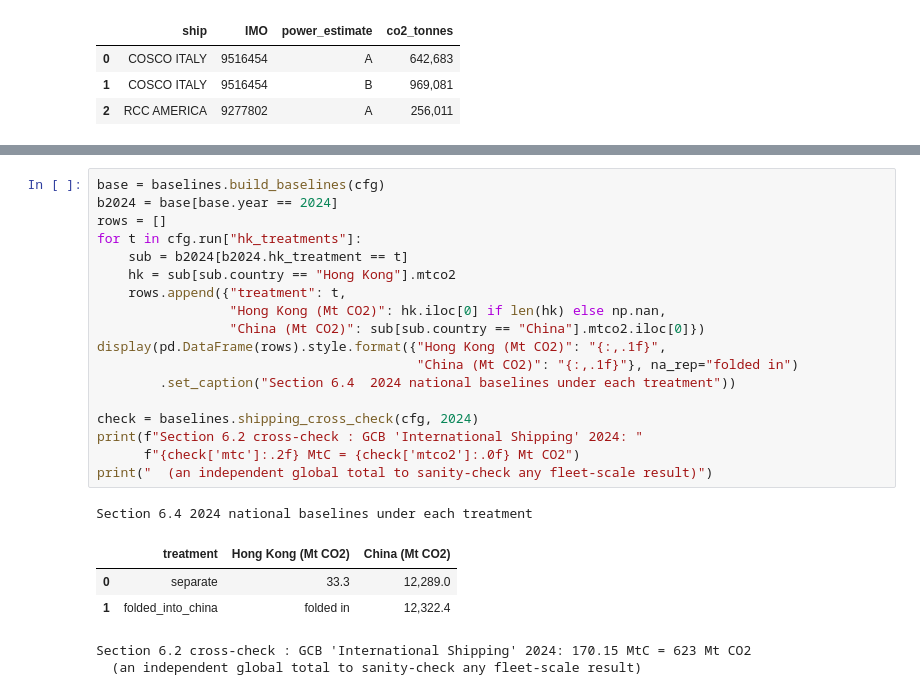
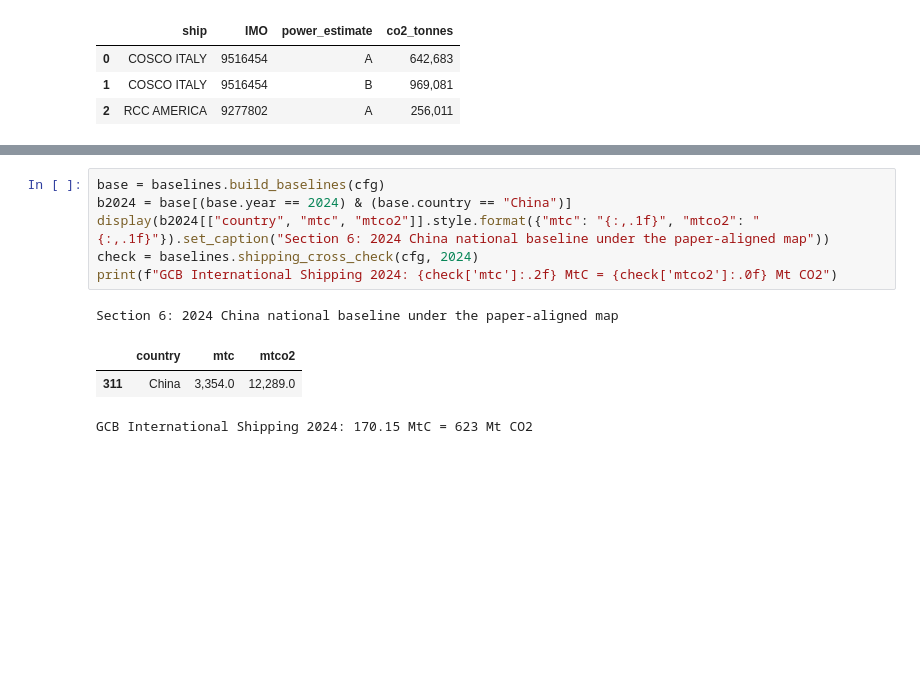
Before and after one commit to arantzazu-arregui/emissions-allocation, a Jupyter notebook: notebooks/01_methodology_walkthrough.ipynb, the cells around one changed output, grey strips where cells are left out. Saved outputs shown, nothing was run; the diff lists cells and outputs as text; blank space fills up the shorter version.

```diff
--- a/notebooks/01_methodology_walkthrough.ipynb
+++ b/notebooks/01_methodology_walkthrough.ipynb
@@ -775,26 +799,12 @@ itself the methodological finding.
 # %%
 base = baselines.build_baselines(cfg)
-b2024 = base[base.year == 2024]
-rows = []
-for t in cfg.run["hk_treatments"]:
-    sub = b2024[b2024.hk_treatment == t]
-    hk = sub[sub.country == "Hong Kong"].mtco2
-    rows.append({"treatment": t,
-                 "Hong Kong (Mt CO2)": hk.iloc[0] if len(hk) else np.nan,
-                 "China (Mt CO2)": sub[sub.country == "China"].mtco2.iloc[0]})
-display(pd.DataFrame(rows).style.format({"Hong Kong (Mt CO2)": "{:,.1f}",
-                                         "China (Mt CO2)": "{:,.1f}"}, na_rep="folded in")
-        .set_caption("Section 6.4  2024 national baselines under each treatment"))
-
+b2024 = base[(base.year == 2024) & (base.country == "China")]
+display(b2024[["country", "mtc", "mtco2"]].style.format({"mtc": "{:,.1f}", "mtco2": "{:,.1f}"}).set_caption("Section 6: 2024 China national baseline under the paper-aligned map"))
 check = baselines.shipping_cross_check(cfg, 2024)
-print(f"Section 6.2 cross-check : GCB 'International Shipping' 2024: "
-      f"{check['mtc']:.2f} MtC = {check['mtco2']:.0f} Mt CO2")
-print("  (an independent global total to sanity-check any fleet-scale result)")
+print(f"GCB International Shipping 2024: {check['mtc']:.2f} MtC = {check['mtco2']:.0f} Mt CO2")
 # %% [output]
-Section 6.4 2024 national baselines under each treatment
+Section 6: 2024 China national baseline under the paper-aligned map
-|  | treatment | Hong Kong (Mt CO2) | China (Mt CO2) |
-| 0 | separate | 33.3 | 12,289.0 |
-| 1 | folded_into_china | folded in | 12,322.4 |
+|  | country | mtc | mtco2 |
+| 311 | China | 3,354.0 | 12,289.0 |
-Section 6.2 cross-check : GCB 'International Shipping' 2024: 170.15 MtC = 623 Mt CO2
-  (an independent global total to sanity-check any fleet-scale result)
+GCB International Shipping 2024: 170.15 MtC = 623 Mt CO2
 # %% [markdown]
```
Also changed, not shown: parts of 14 cells of this notebook, 27 other files.
